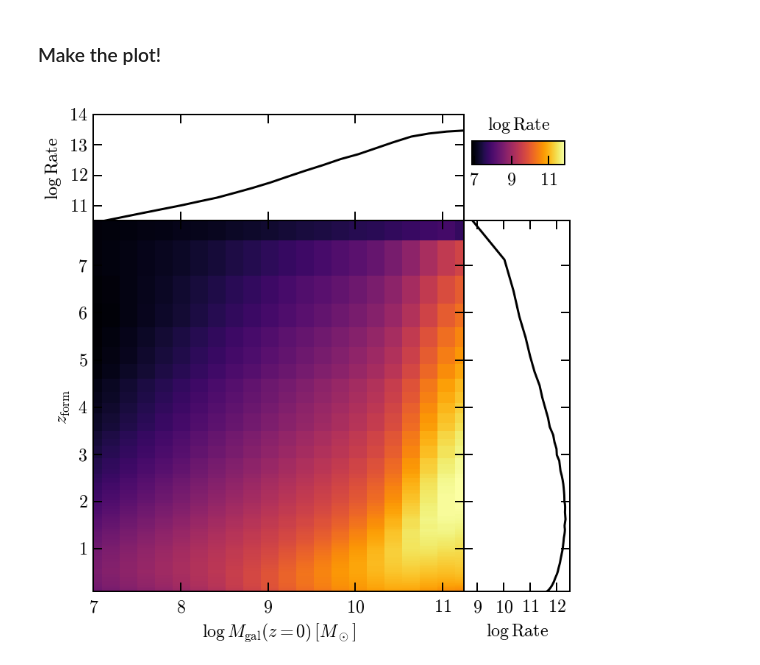
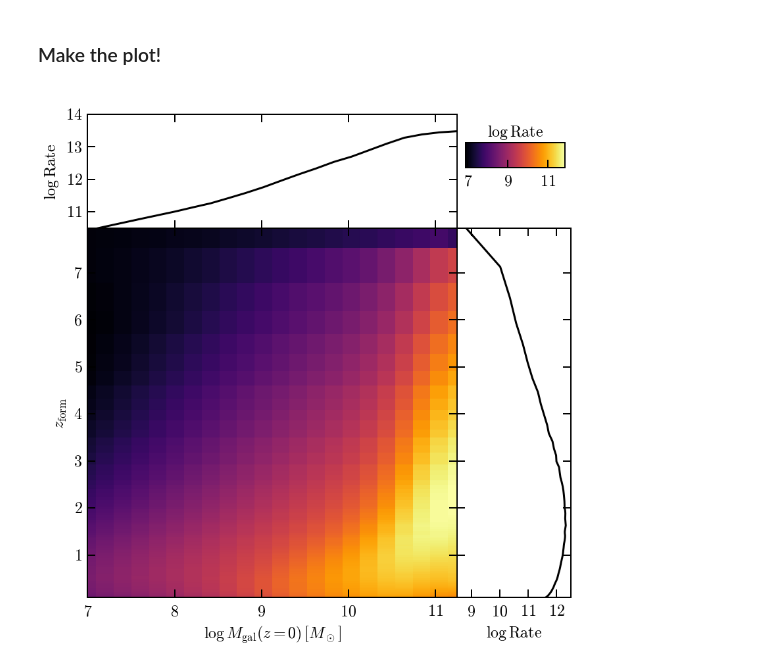
Before and after one commit to fagan2888/LIGOMergerHosts, a Jupyter notebook: make_2d_plot.ipynb, the cells around one changed output. Cells and saved outputs as stored; diff of their text form; code cells hidden in the pictures.

Commit message:
updates to the figure to make it display better not in ipynb

```diff
--- a/make_2d_plot.ipynb
+++ b/make_2d_plot.ipynb
@@ -55,17 +55,17 @@ righttickstr = ['$'+str(kk)+'$' for kk in righttickloc]
 ctickloc = [7,9,11]
 ctickstr = ['$'+str(kk)+'$' for kk in ctickloc]
 # %%
-fig = plt.figure(figsize=(10,10))
-main_ax = plt.axes([0.1,0.1,0.7,0.7])
-top_ax = plt.axes([0.1,0.8,0.7,0.2],sharex=main_ax)
-right_ax = plt.axes([0.8,0.1,0.2,0.7],sharey=main_ax)
+fig = plt.figure(figsize=(12,12))
+main_ax = plt.axes([0.1,0.1,0.65,0.65])
+top_ax = plt.axes([0.1,0.75,0.65,0.2],sharex=main_ax)
+right_ax = plt.axes([0.75,0.1,0.2,0.65],sharey=main_ax)
 vertical_cbar = False
 
 if vertical_cbar:
 #     cax = plt.axes([0.825,0.825,0.05,0.175])
-    cax = plt.axes([0.835,0.815,0.05,0.15])
+    cax = plt.axes([0.785,0.815,0.05,0.15])
 else:
-    cax = plt.axes([0.815,0.875,0.175,0.15])
+    cax = plt.axes([0.765,0.825,0.175,0.15])
 # cax = plt.axes([0.8,0.8,0.2,0.2])
 
 cax.set_axis_off()
@@ -96,31 +96,31 @@ right_ax.set_ylim(main_ax.get_ylim())
 
 top_ax.set_ylim(10.5,14)
 right_ax.set_xlim(8.5,12.5)
 
 top_ax.set_yticks(toptickloc)
 top_ax.set_yticklabels(toptickstr)
 
 right_ax.set_xticks(righttickloc)
 right_ax.set_xticklabels(righttickstr)
 
 
 # loc = plticker.MultipleLocator(base=4.0) # this locator puts ticks at regular intervals
 # right_ax.xaxis.set_major_locator(loc)
 # top_ax.yaxis.set_major_locator(loc)
 
 # norm = mpl.colors.Normalize(vmin=min(log10(Rgrid.flatten())), vmax=max(log10(Rgrid.flatten())))
 # cbar = mpl.colorbar.ColorbarBase(cax,cmap='inferno',norm=norm,orientation='horizontal')
 # cbar.set_label('test')
 
 cbar = plt.colorbar(im,orientation='horizontal',fraction=0.5,aspect=4)
 
 cbar.set_label(r'$\log\,\mathrm{Rate}$',fontsize=24,labelpad=-100,horizontalalignment='center')
 cbar.set_ticks(ctickloc)
 cbar.set_ticklabels(ctickstr)
 
 # cax.set_xlabel(r'$\log_{10}(Rate)$',fontsize=24)
 # plt.figtext(0.81,0.815+0.155,r'$\log\,\mathrm{Rate}$',fontsize=24,ha='left',va='bottom')
 
 plt.savefig(outname)
 # %% [output]
-[figure, old version]
+[figure, new version]
```
